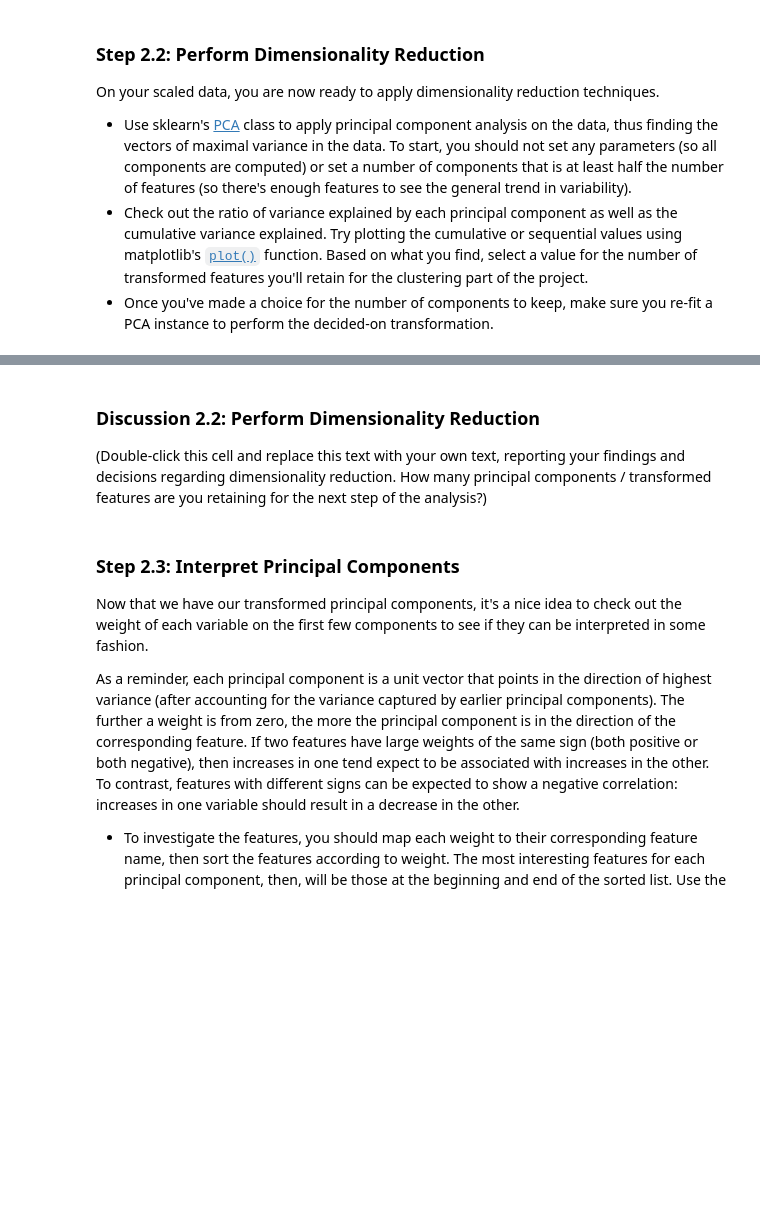
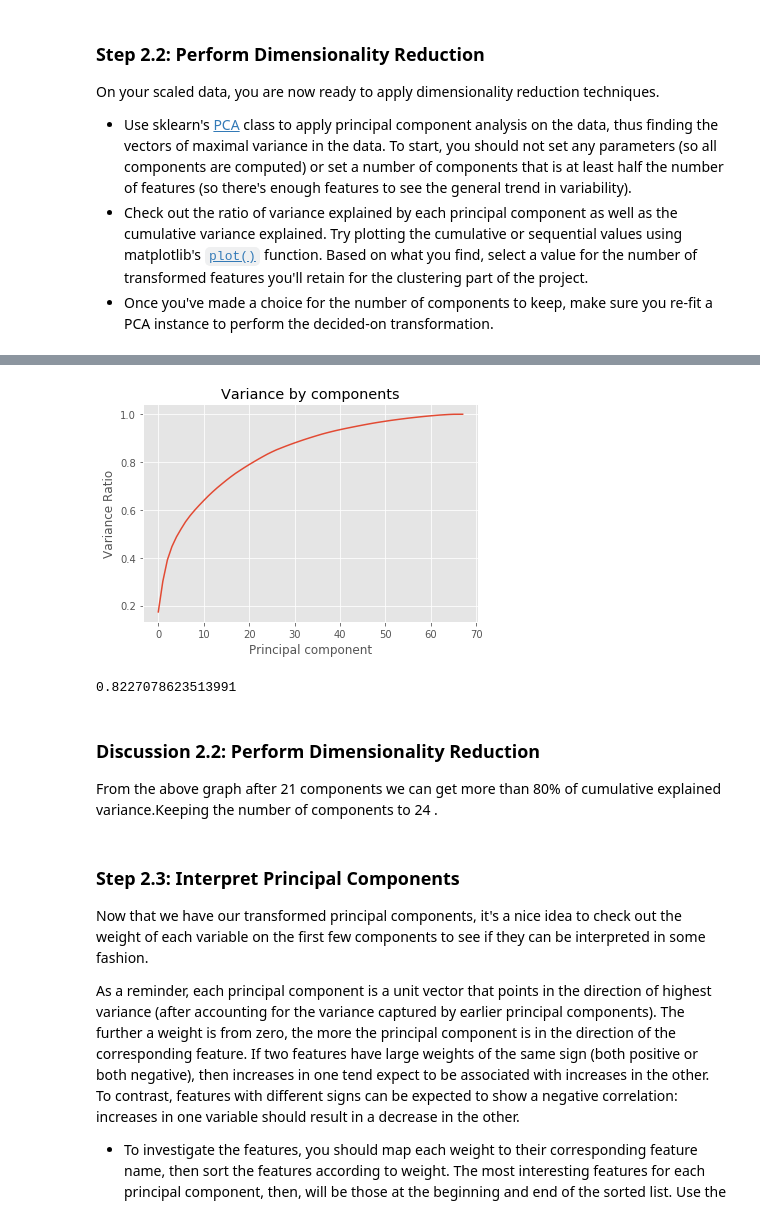
Before and after one commit to sumitsaraswat/Identify_Customer_Segments, a Jupyter notebook: Identify_Customer_Segments.ipynb, the cells around one changed output, grey strips where cells are left out. Saved outputs shown, nothing was run; the diff lists cells and outputs as text; code cells hidden in the pictures; blank space fills up the shorter version.

```diff
--- a/Identify_Customer_Segments.ipynb
+++ b/Identify_Customer_Segments.ipynb
@@ -753,3 +753,6 @@ On your scaled data, you are now ready to apply dimensionality reduction techniq
 - Once you've made a choice for the number of components to keep, make sure you re-fit a PCA instance to perform the decided-on transformation.
 # %%
 # Apply PCA to the data.
+from sklearn.decomposition import PCA
+pca = PCA()
+pca.fit(azdias_final)
@@ -758,2 +782,16 @@ On your scaled data, you are now ready to apply dimensionality reduction techniq
+# %%
+# Investigate the variance accounted for by each principal component.
+#plt.style.use('ggplot')
+plt.plot(range(len(pca.explained_variance_ratio_)), np.cumsum(pca.explained_variance_ratio_), '-')
+plt.title("Variance by components")
+plt.xlabel("Principal component")
+plt.ylabel("Variance Ratio")
+plt.show()
+# %% [output]
+[figure, added]
+# %%
+np.cumsum(pca.explained_variance_ratio_[:24])[-1]
+# %% [output]
+0.8227078623513991
 # %%
 # Re-apply PCA to the data while selecting for number of components to retain.
@@ -760,7 +800,7 @@ On your scaled data, you are now ready to apply dimensionality reduction techniq
-# %% [markdown]
-### Discussion 2.2: Perform Dimensionality Reduction
-
-(Double-click this cell and replace this text with your own text, reporting your findings and decisions regarding dimensionality reduction. How many principal components / transformed features are you retaining for the next step of the analysis?)
+# %% [markdown]
+### Discussion 2.2: Perform Dimensionality Reduction
+
+From the above graph after 21 components we can get more than 80% of cumulative explained variance.Keeping the number of components to 24 .
 # %% [markdown]
 ### Step 2.3: Interpret Principal Components
 
```
Also changed, not shown: parts of 7 cells of this notebook.
